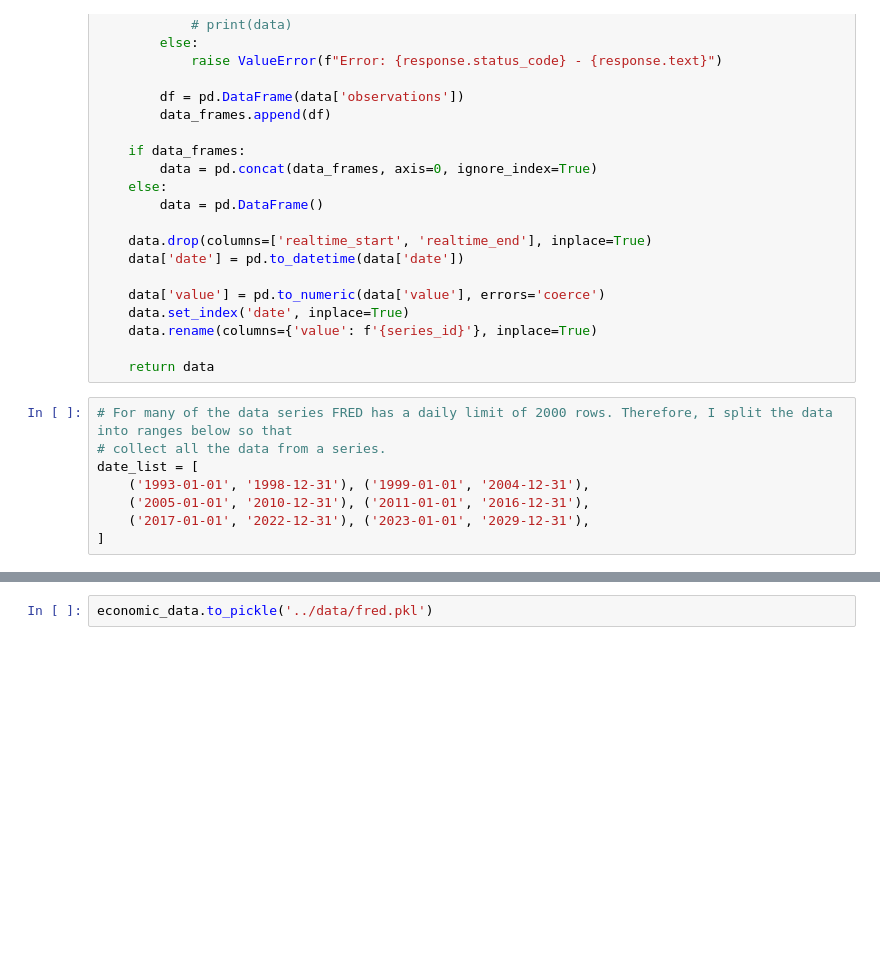
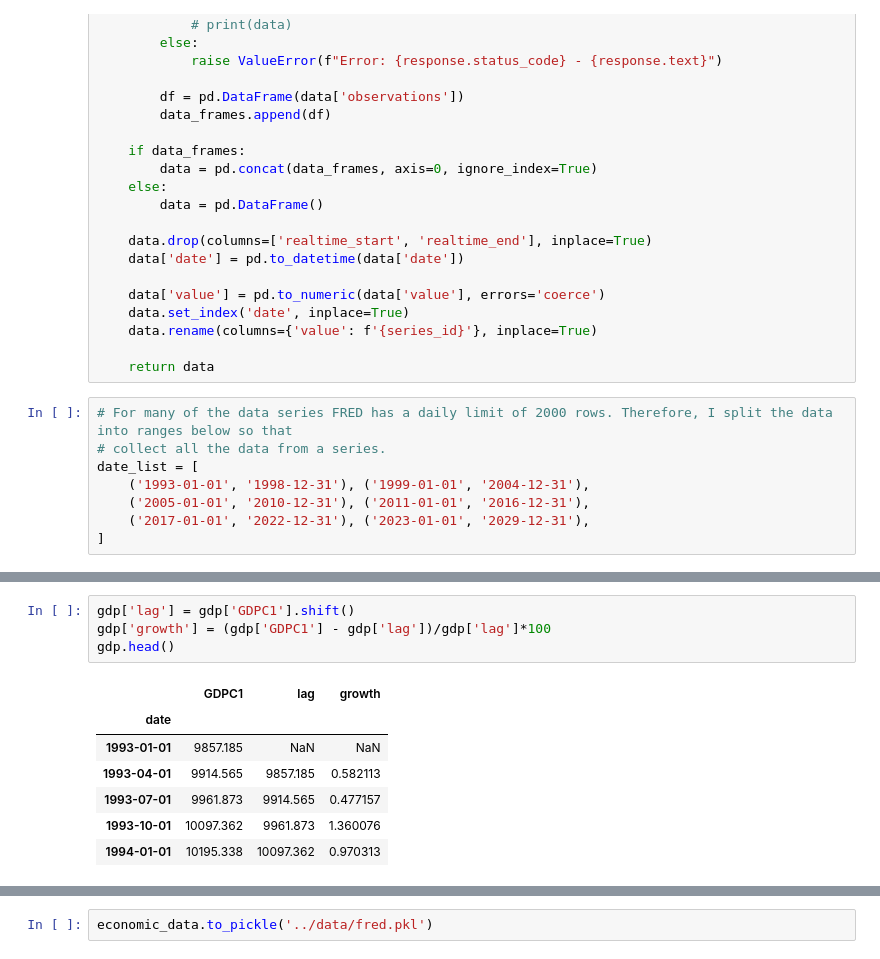
Before and after one commit to MasoodDastan/fomc, a Jupyter notebook: notebooks/01-FRED.ipynb, the cells around one changed output, grey strips where cells are left out. Drawn from its saved outputs; the diff is of its cells as text; blank space fills up the shorter version.

```diff
--- a/notebooks/01-FRED.ipynb
+++ b/notebooks/01-FRED.ipynb
@@ -98,0 +110,12 @@ economic_data.head()
+# %%
+gdp['lag'] = gdp['GDPC1'].shift()
+gdp['growth'] = (gdp['GDPC1'] - gdp['lag'])/gdp['lag']*100
+gdp.head()
+# %% [output]
+|  | GDPC1 | lag | growth |
+| date |  |  |  |
+| 1993-01-01 | 9857.185 | NaN | NaN |
+| 1993-04-01 | 9914.565 | 9857.185 | 0.582113 |
+| 1993-07-01 | 9961.873 | 9914.565 | 0.477157 |
+| 1993-10-01 | 10097.362 | 9961.873 | 1.360076 |
+| 1994-01-01 | 10195.338 | 10097.362 | 0.970313 |
```
Also changed, not shown: parts of 7 cells of this notebook, 4 other files.
